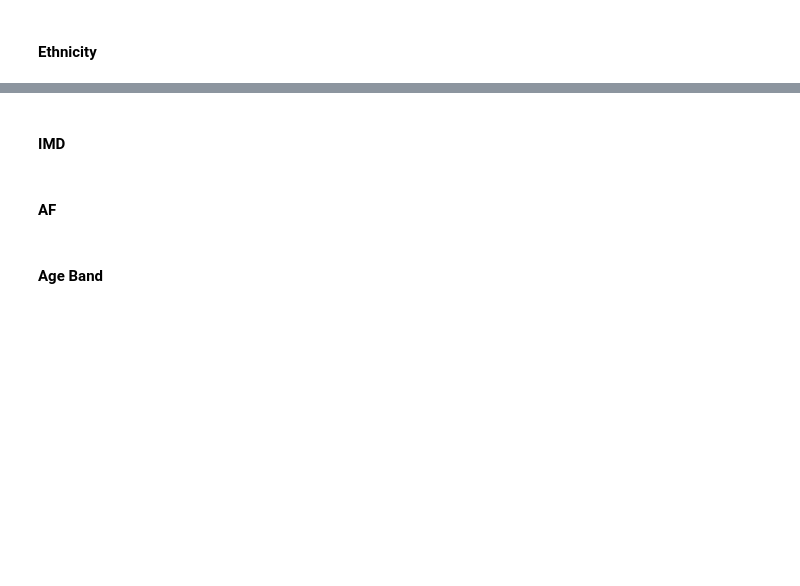
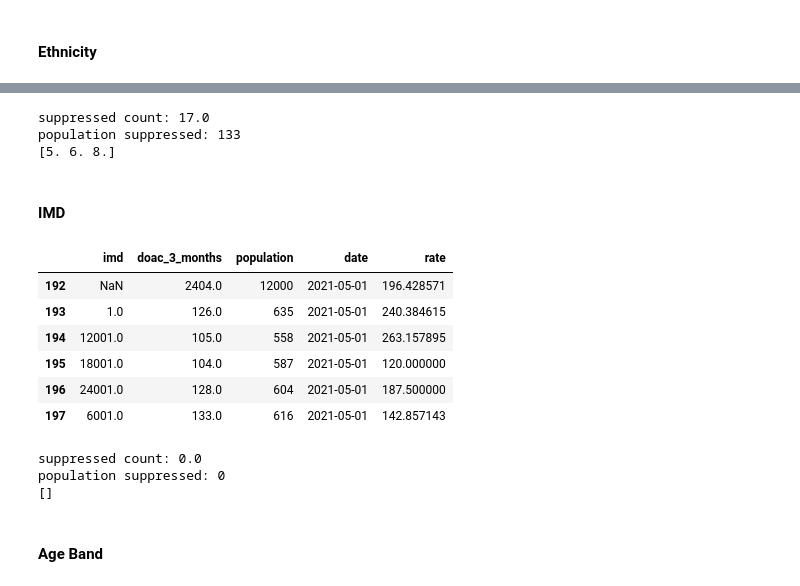
Before and after one commit to opensafely/mechanical-valve-anticoag, a Jupyter notebook: analysis/notebook.ipynb, the cells around one changed output, grey strips where cells are left out. Drawn from its saved outputs; the diff is of its cells as text; code cells hidden in the pictures; blank space fills up the shorter version.

```diff
--- a/analysis/notebook.ipynb
+++ b/analysis/notebook.ipynb
@@ -296,0 +249,14 @@ population suppressed: 0
+# %%
+sex_df = pd.read_csv('../output/measure_doac_rx_mechanical_valve_3_month_sex_rate.csv', parse_dates=['date'])
+
+def calculate_rate(df, value_col, population_col, rate_per=1000):
+    num_per_thousand = (df[value_col]/df[population_col])*rate_per
+    return num_per_thousand
+
+sex_df['rate'] = calculate_rate(sex_df, 'doac_3_months', 'population')
+
+sex_df_now = sex_df[sex_df['date'] == '2021-05-01']
+sex_df_now = sex_df_now.drop('value', axis=1)
+
+sex_df_now, dropped_rows, suppressed_count, population_suppressed_count = group_low_values(sex_df_now, 'doac_3_months', 'population', 'sex')
+sex_df_now
@@ -325,2 +304,10 @@ population suppressed: 0
+# %%
+print(f'suppressed count: {suppressed_count}')
+print(f'population suppressed: {population_suppressed_count}')
+print(dropped_rows)
+# %% [output]
+suppressed count: 17.0
+population suppressed: 133
+[5. 6. 8.]
 # %% [markdown]
 #### IMD
@@ -353,2 +313,0 @@ population suppressed: 0
-# %% [markdown]
-#### AF
@@ -381,2 +314,32 @@ population suppressed: 0
+# %%
+imd_df = pd.read_csv('../output/measure_doac_rx_mechanical_valve_3_month_imd_rate.csv', parse_dates=['date'])
+
+def calculate_rate(df, value_col, population_col, rate_per=1000):
+    num_per_thousand = (df[value_col]/df[population_col])*rate_per
+    return num_per_thousand
+
+imd_df['rate'] = calculate_rate(ethnicity_df, 'doac_3_months', 'population')
+
+imd_df_now = imd_df[imd_df['date'] == '2021-05-01']
+imd_df_now = imd_df_now.drop('value', axis=1)
+
+imd_df_now, dropped_rows, suppressed_count, population_suppressed_count = group_low_values(imd_df_now, 'doac_3_months', 'population', 'imd')
+imd_df_now
+# %% [output]
+|  | imd | doac_3_months | population | date | rate |
+| 192 | NaN | 2404.0 | 12000 | 2021-05-01 | 196.428571 |
+| 193 | 1.0 | 126.0 | 635 | 2021-05-01 | 240.384615 |
+| 194 | 12001.0 | 105.0 | 558 | 2021-05-01 | 263.157895 |
+| 195 | 18001.0 | 104.0 | 587 | 2021-05-01 | 120.000000 |
+| 196 | 24001.0 | 128.0 | 604 | 2021-05-01 | 187.500000 |
+| 197 | 6001.0 | 133.0 | 616 | 2021-05-01 | 142.857143 |
+# %%
+print(f'suppressed count: {suppressed_count}')
+print(f'population suppressed: {population_suppressed_count}')
+print(dropped_rows)
+# %% [output]
+suppressed count: 0.0
+population suppressed: 0
+[]
 # %% [markdown]
 #### Age Band
```
Also changed, not shown: parts of 19 cells of this notebook.
